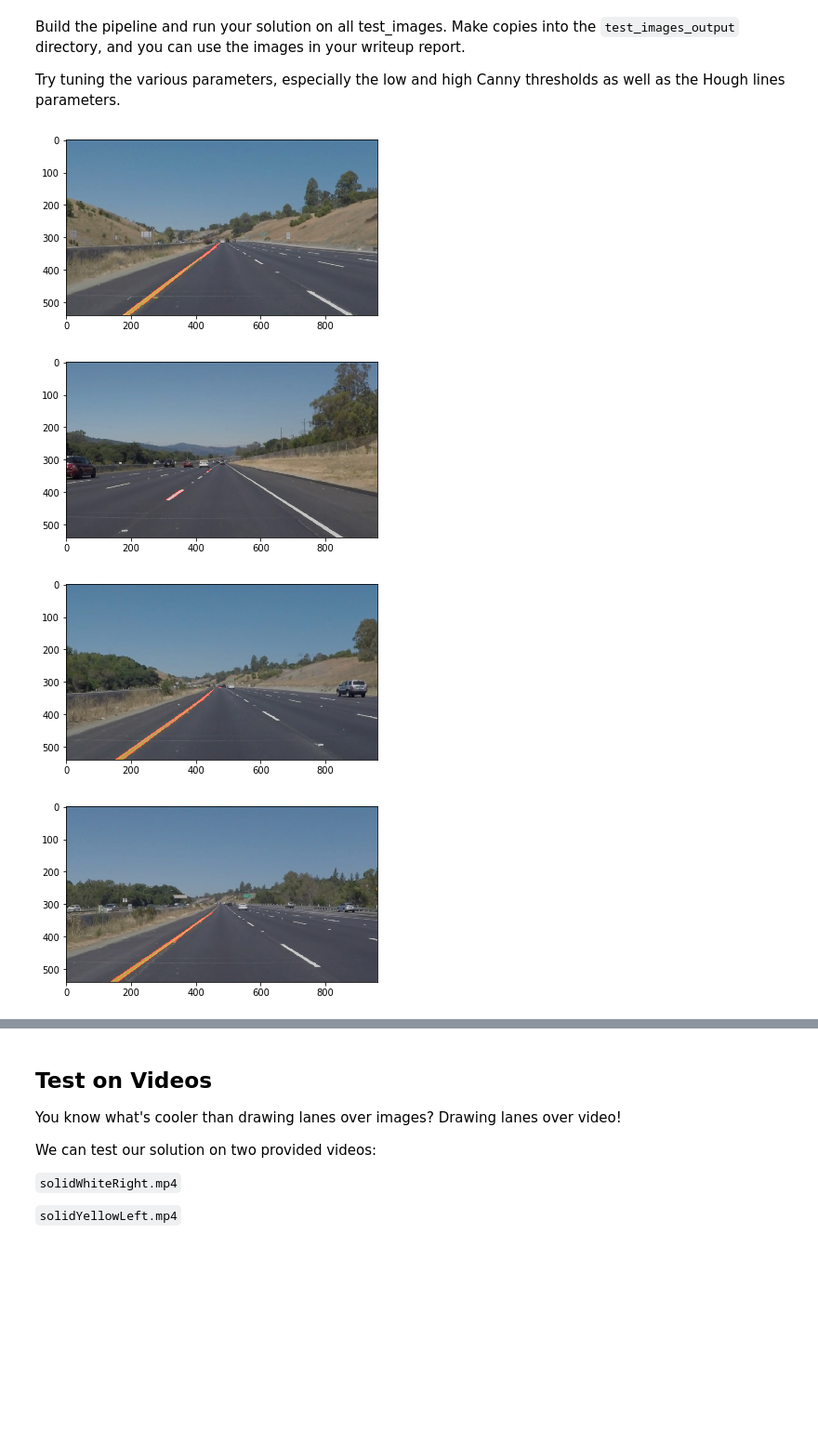
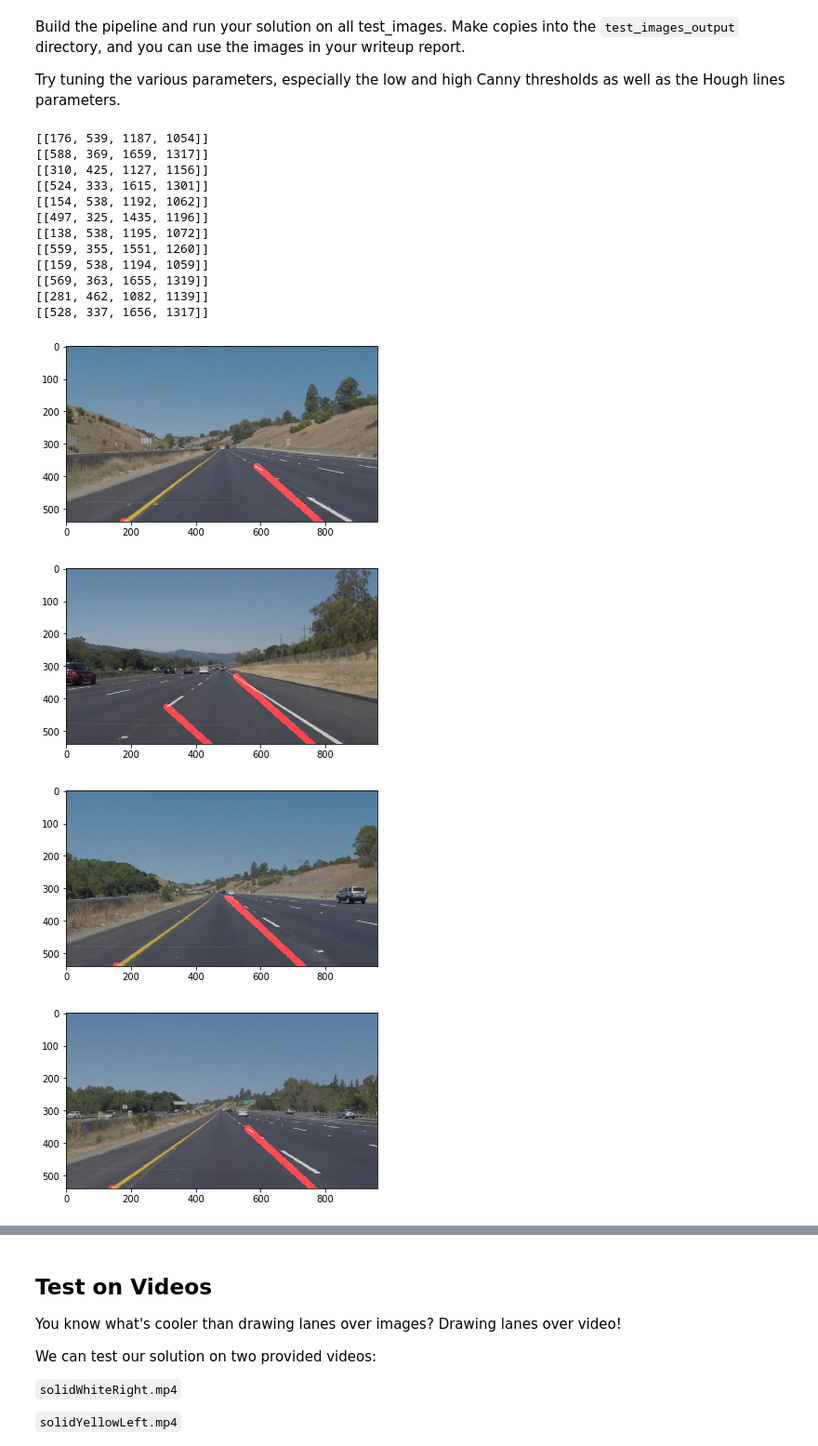
Before and after one commit to settinghead/CarND-LaneLines-P1, a Jupyter notebook: P1.ipynb, the cells around one changed output, grey strips where cells are left out. Shown: that part at 93% size. Drawn from its saved outputs; the diff is of its cells as text; code cells hidden in the pictures; blank space fills up the shorter version.

```diff
--- a/P1.ipynb
+++ b/P1.ipynb
@@ -219,35 +298,50 @@ Try tuning the various parameters, especially the low and high Canny thresholds
 # %%
 # TODO: Build your pipeline that will draw lane lines on the test_images
 # then save them to the test_images_output directory.
 images = os.listdir("test_images/")
 
 
 def find_lanes(image):
+    (h, w, _) = image.shape
+    trapezoid = [
+        (math.floor(w * 0.13), h),
+        (math.floor(w * 0.46), math.floor(h * 0.60)),
+        (math.floor(w * 0.55), math.floor(h * 0.60)),
+        (math.floor(w * 0.955), h)
+    ]
+#     plt.figure()
+#     plt.imshow(region_of_interest(image, np.array([trapezoid])))
     gray = grayscale(image)
     blur_gray = gaussian_blur(gray, kernel_size=5)
-    (h, w, _) = image.shape
     edges = canny(blur_gray, low_threshold=50, high_threshold=150)
-    lines = hough_lines(edges, rho=2, theta=np.pi/180, threshold=15, min_line_len=30, max_line_gap=10)
-    masked = region_of_interest(lines, np.array([[
-        (0, h),
-        (math.floor(w * 0.49), math.floor(h * 0.59)),
-        (math.floor(w * 0.51), math.floor(h * 0.59)),
-        (w, h)
-    ]]))
+    lines = hough_lines(edges, trapezoid, rho=2, theta=np.pi/180, threshold=15, min_line_len=15, max_line_gap=5)
+    masked = region_of_interest(lines, np.array([trapezoid]))
     weighted = weighted_img(masked, image)
     return weighted
 
 if not os.path.exists("test_images_output"):
     os.makedirs("test_images_output")
 
 for imgsrc in images:
     image = mpimg.imread('test_images/' + imgsrc)
     with_lanes = find_lanes(image)
     plt.figure()
     plt.imshow(with_lanes)
     mpimg.imsave("test_images_output/" + imgsrc, with_lanes, format="jpg")
 # %% [output]
+[[176, 539, 1187, 1054]]
+[[588, 369, 1659, 1317]]
+[[310, 425, 1127, 1156]]
+[[524, 333, 1615, 1301]]
+[[154, 538, 1192, 1062]]
+[[497, 325, 1435, 1196]]
+[[138, 538, 1195, 1072]]
+[[559, 355, 1551, 1260]]
+[[159, 538, 1194, 1059]]
+[[569, 363, 1655, 1319]]
+[[281, 462, 1082, 1139]]
+[[528, 337, 1656, 1317]]
-[figure, old version]
+[figure, new version]
-[figure, old version]
+[figure, new version]
-[figure, old version]
+[figure, new version]
-[figure, old version]
+[figure, new version]
```
Also changed, not shown: parts of 7 cells of this notebook.
